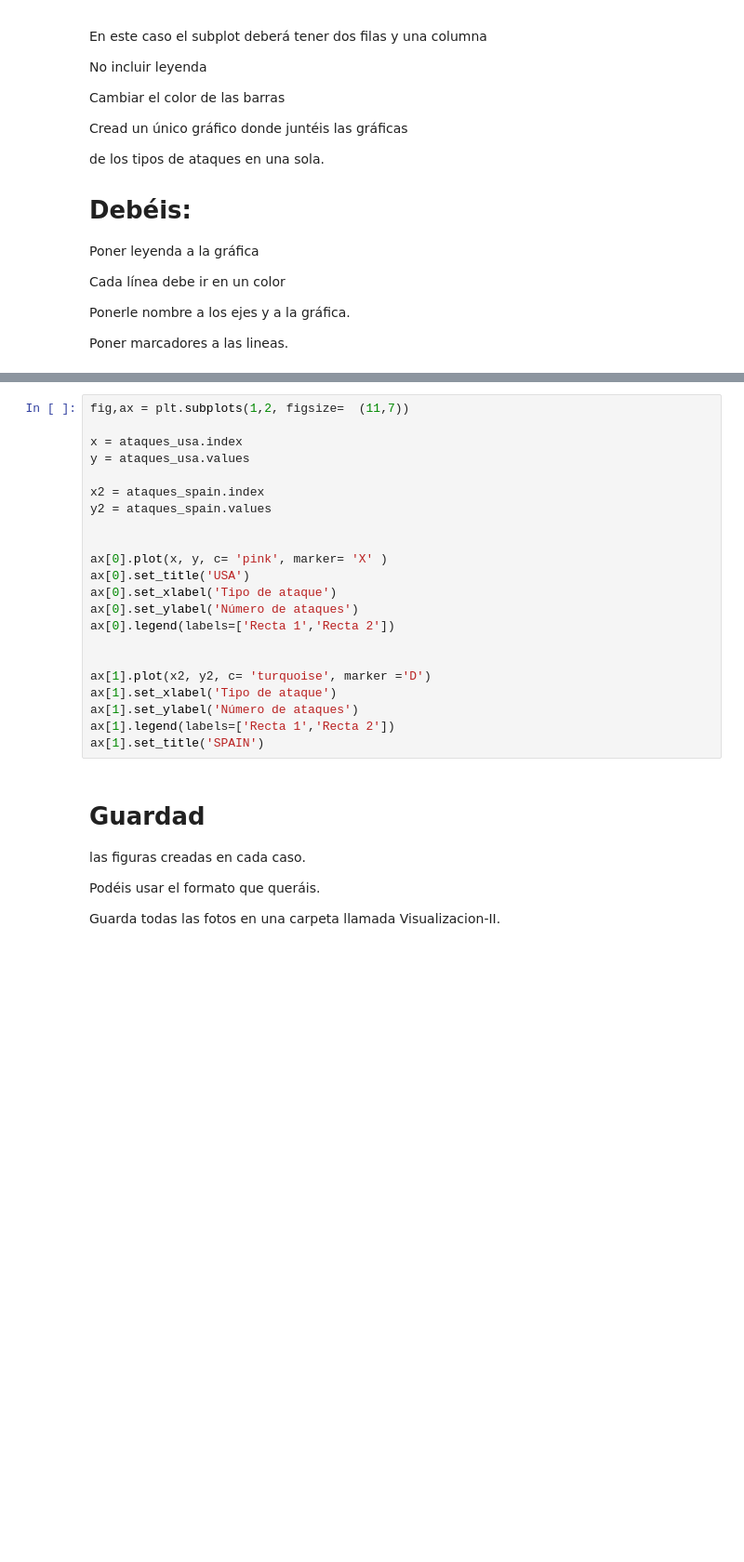
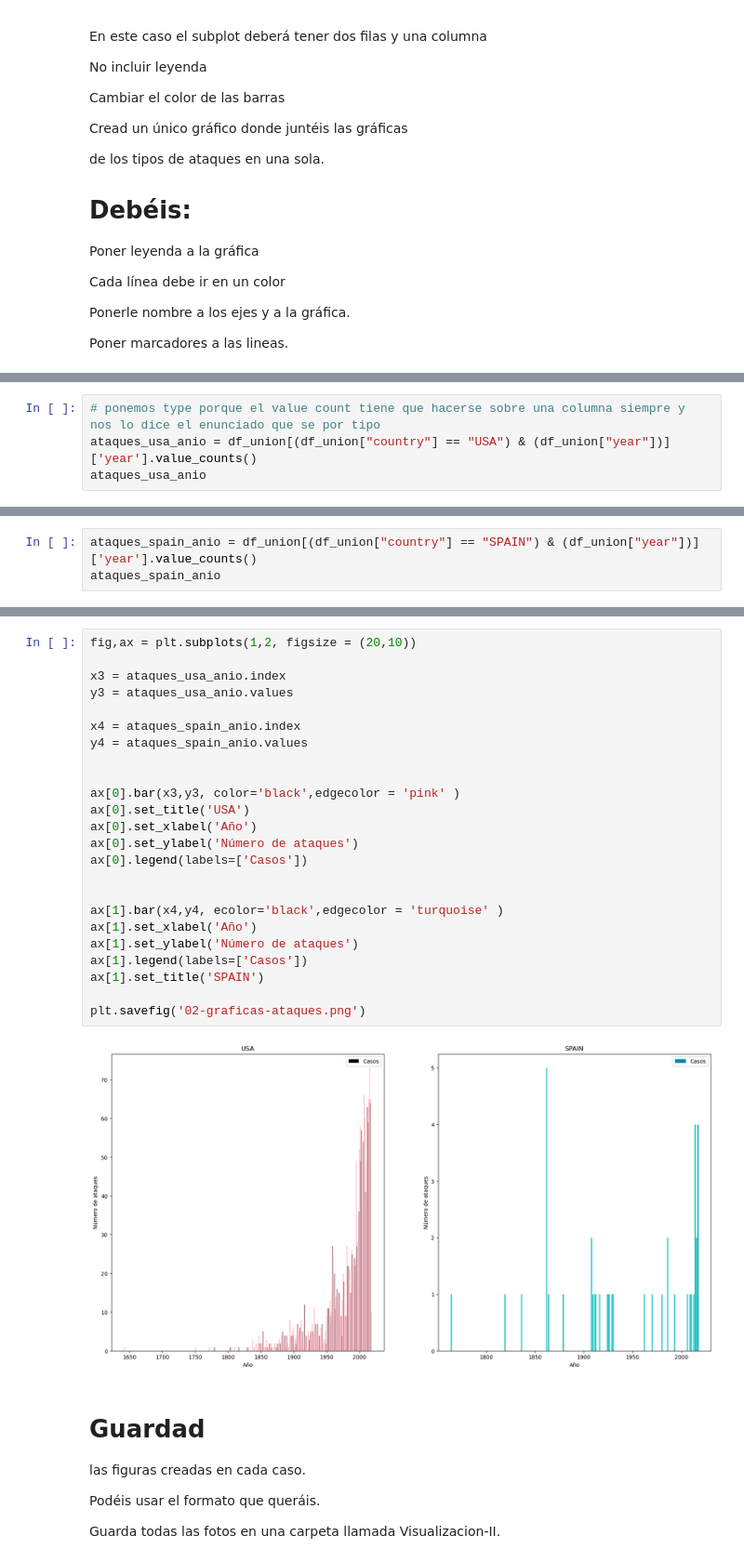
Before and after one commit to Adalab/DA-promoC-modulo-02-Marina-Lourdes-Ana, a Jupyter notebook: Visualizacion/02-Visualizacion_2.ipynb, the cells around one changed output, grey strips where cells are left out. Shown at 93% size. Cells and saved outputs as stored; diff of their text form; blank space fills up the shorter version.

```diff
--- a/Visualizacion/02-Visualizacion_2.ipynb
+++ b/Visualizacion/02-Visualizacion_2.ipynb
@@ -136,0 +145,4 @@ Poner marcadores a las lineas.
+# %%
+# ponemos type porque el value count tiene que hacerse sobre una columna siempre y nos lo dice el enunciado que se por tipo
+ataques_usa_anio = df_union[(df_union["country"] == "USA") & (df_union["year"])]['year'].value_counts()
+ataques_usa_anio
@@ -136,0 +168,3 @@ Poner marcadores a las lineas.
+# %%
+ataques_spain_anio = df_union[(df_union["country"] == "SPAIN") & (df_union["year"])]['year'].value_counts()
+ataques_spain_anio
@@ -137,25 +189,29 @@ Poner marcadores a las lineas.
 # %%
-fig,ax = plt.subplots(1,2, figsize=  (11,7))
+fig,ax = plt.subplots(1,2, figsize = (20,10))
 
-x = ataques_usa.index
-y = ataques_usa.values
+x3 = ataques_usa_anio.index
+y3 = ataques_usa_anio.values
 
-x2 = ataques_spain.index
-y2 = ataques_spain.values
+x4 = ataques_spain_anio.index
+y4 = ataques_spain_anio.values
 
 
-ax[0].plot(x, y, c= 'pink', marker= 'X' )
+ax[0].bar(x3,y3, color='black',edgecolor = 'pink' )
 ax[0].set_title('USA')
-ax[0].set_xlabel('Tipo de ataque')
+ax[0].set_xlabel('Año')
 ax[0].set_ylabel('Número de ataques')
-ax[0].legend(labels=['Recta 1','Recta 2'])
+ax[0].legend(labels=['Casos'])
 
 
-ax[1].plot(x2, y2, c= 'turquoise', marker ='D')
-ax[1].set_xlabel('Tipo de ataque')
+ax[1].bar(x4,y4, ecolor='black',edgecolor = 'turquoise' )
+ax[1].set_xlabel('Año')
 ax[1].set_ylabel('Número de ataques')
-ax[1].legend(labels=['Recta 1','Recta 2'])
+ax[1].legend(labels=['Casos'])
 ax[1].set_title('SPAIN')
+
+plt.savefig('02-graficas-ataques.png')
+# %% [output]
+[figure, added]
 # %% [markdown]
 # Guardad
 
```
Also changed, not shown: parts of 8 cells of this notebook.
